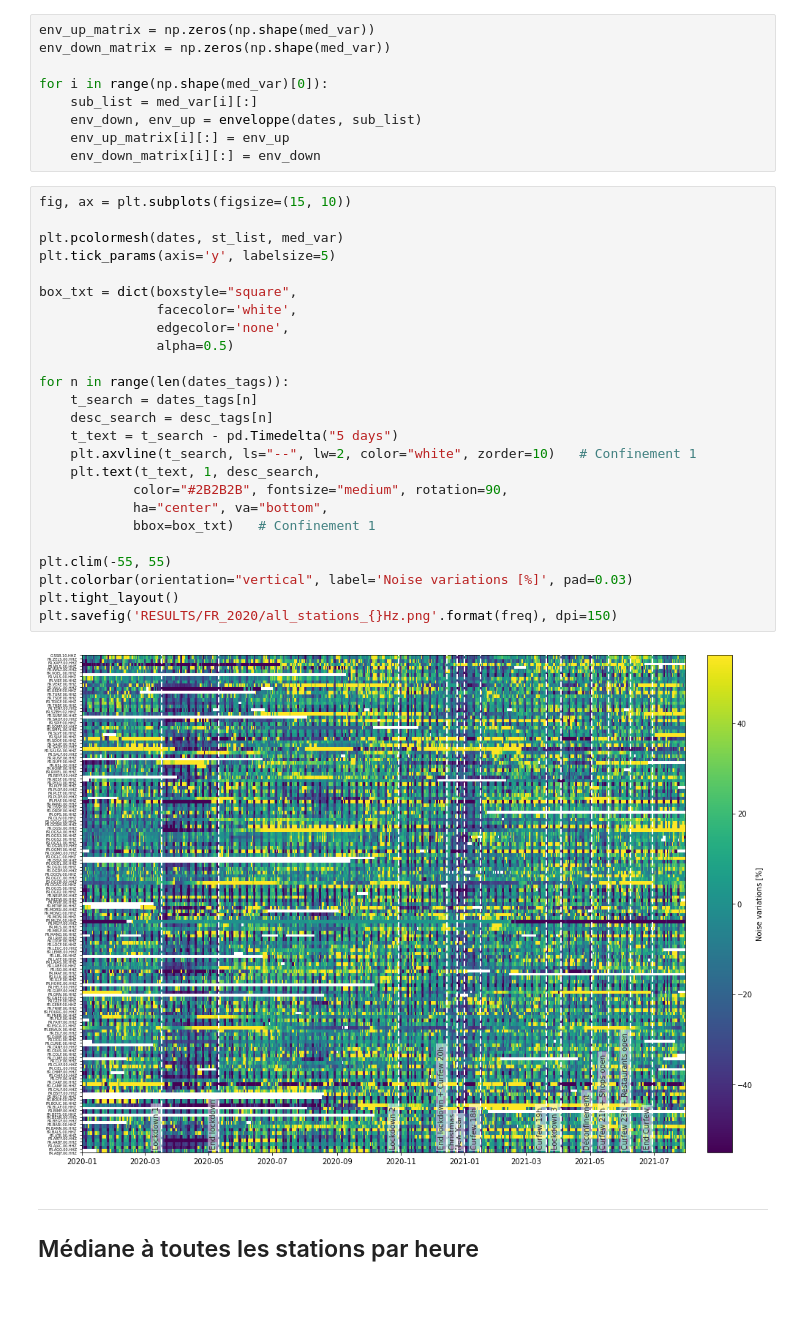
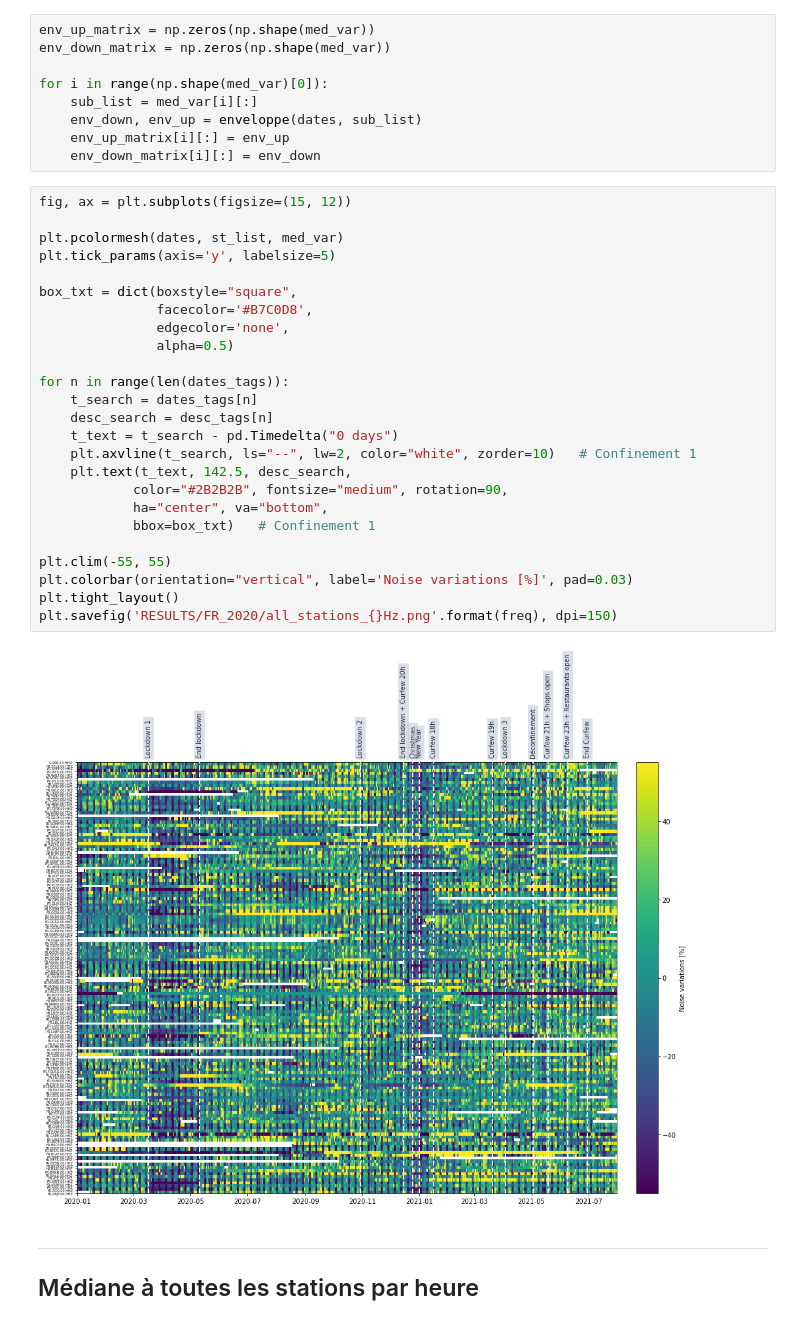
Before and after one commit to FlavienMattern/seismic-noise, a Jupyter notebook: fr_noise_overview.ipynb, the cells around one changed output. Cells and saved outputs as stored; diff of their text form; blank space fills up the shorter version.

Commit message:
Améliorations graphiques

```diff
--- a/fr_noise_overview.ipynb
+++ b/fr_noise_overview.ipynb
@@ -266,32 +266,32 @@ for i in range(np.shape(med_var)[0]):
     env_up_matrix[i][:] = env_up
     env_down_matrix[i][:] = env_down
 # %%
-fig, ax = plt.subplots(figsize=(15, 10))
+fig, ax = plt.subplots(figsize=(15, 12))
 
 plt.pcolormesh(dates, st_list, med_var)
 plt.tick_params(axis='y', labelsize=5)
 
 box_txt = dict(boxstyle="square",
-               facecolor='white',
+               facecolor='#B7C0D8',
                edgecolor='none',
                alpha=0.5)
 
 for n in range(len(dates_tags)):
     t_search = dates_tags[n]
     desc_search = desc_tags[n]
-    t_text = t_search - pd.Timedelta("5 days")
+    t_text = t_search - pd.Timedelta("0 days")
     plt.axvline(t_search, ls="--", lw=2, color="white", zorder=10)   # Confinement 1
-    plt.text(t_text, 1, desc_search,
+    plt.text(t_text, 142.5, desc_search,
             color="#2B2B2B", fontsize="medium", rotation=90,
             ha="center", va="bottom",
             bbox=box_txt)   # Confinement 1
 
 plt.clim(-55, 55)
 plt.colorbar(orientation="vertical", label='Noise variations [%]', pad=0.03)
 plt.tight_layout()
 plt.savefig('RESULTS/FR_2020/all_stations_{}Hz.png'.format(freq), dpi=150)
 # %% [output]
-[figure, old version]
+[figure, new version]
 # %% [markdown]
 ---
 ## Médiane à toutes les stations par heure
```
Also changed, not shown: parts of 1 cell of this notebook.
